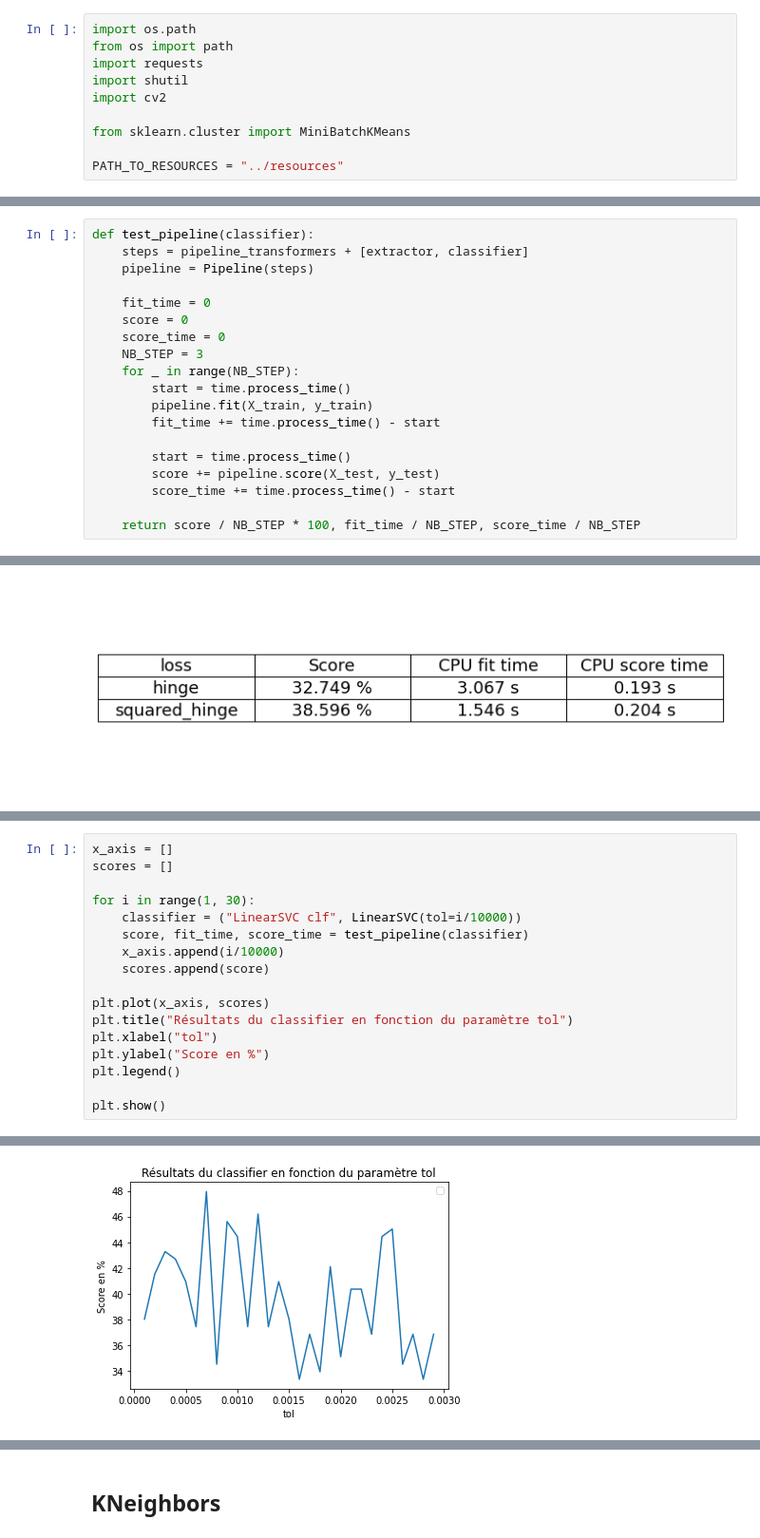
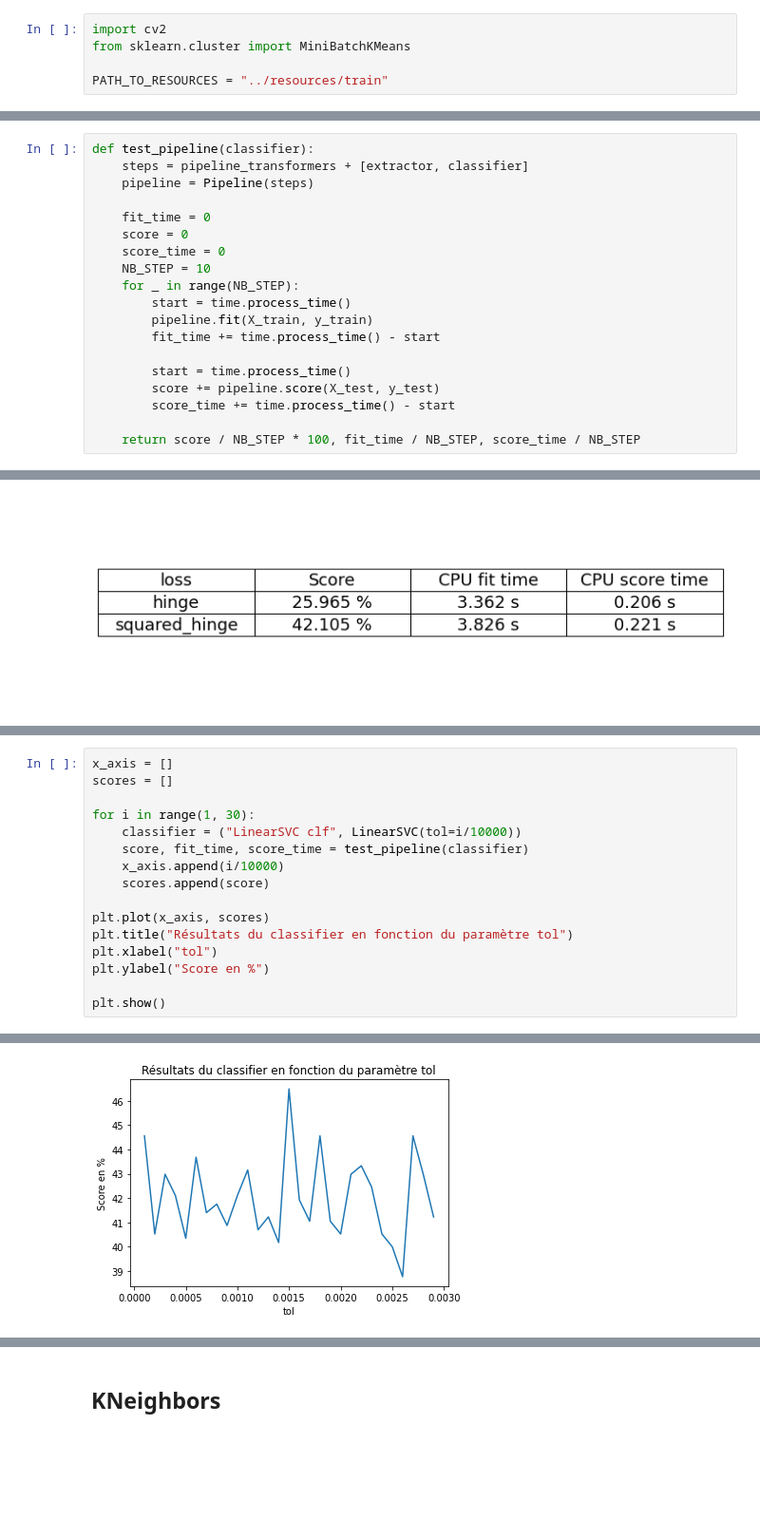
Before and after one commit to Fir0x/Dobble-referee, a Jupyter notebook: notebooks/classifier_optimization.ipynb, the cells around one changed output, grey strips where cells are left out. Shown at 95% size. Saved outputs shown, nothing was run; the diff lists cells and outputs as text; blank space fills up the shorter version.

```diff
--- a/notebooks/classifier_optimization.ipynb
+++ b/notebooks/classifier_optimization.ipynb
@@ -1,13 +8,8 @@
 # %%
-import os.path
-from os import path
-import requests
-import shutil
 import cv2
-
 from sklearn.cluster import MiniBatchKMeans
 
-PATH_TO_RESOURCES = "../resources"
+PATH_TO_RESOURCES = "../resources/train"
 # %%
 symbol_files = !ls $PATH_TO_RESOURCES/**/c*.png  | sort
 symbol_files
@@ -80,7 +91,7 @@ def test_pipeline(classifier):
     fit_time = 0
     score = 0
     score_time = 0
-    NB_STEP = 3
+    NB_STEP = 10
     for _ in range(NB_STEP):
         start = time.process_time()
         pipeline.fit(X_train, y_train)
@@ -147,7 +158,6 @@ plt.plot(x_axis, scores)
 plt.title("Résultats du classifier en fonction du paramètre tol")
 plt.xlabel("tol")
 plt.ylabel("Score en %")
-plt.legend()
 
 plt.show()
 # %% [output]
@@ -155,4 +164,4 @@ No artists with labels found to put in legend.  Note that artists whose label st
-[figure, old version]
+[figure, new version]
 # %% [markdown]
 On remarque un pic pour une tolérance de 0.0007.
 
```
Also changed, not shown: parts of 30 cells of this notebook, 1 other file.
